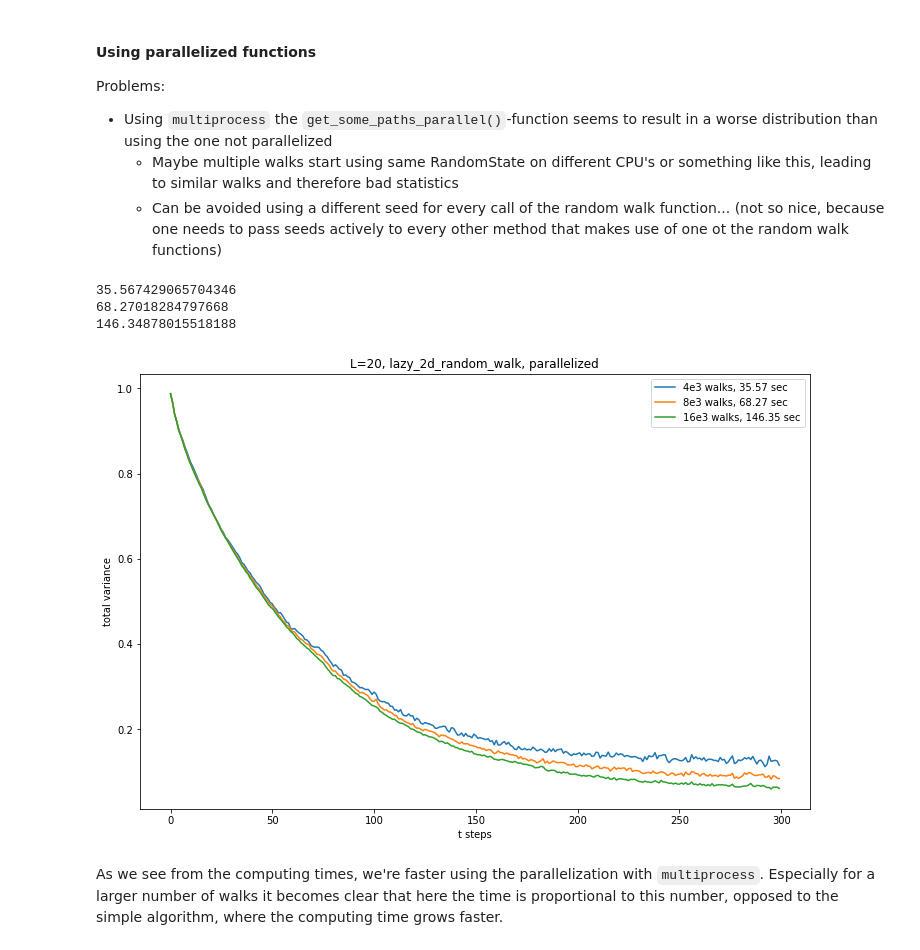
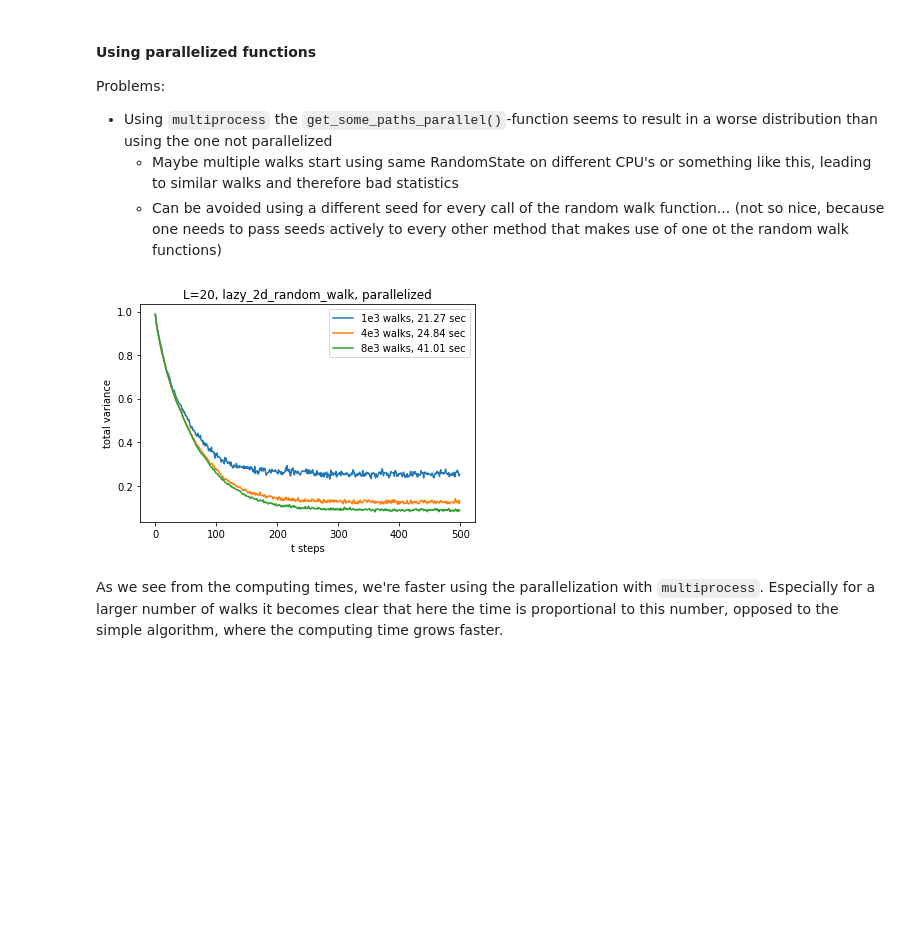
Before and after one commit to lucablessing/random-walks-on-small-world-networks, a Jupyter notebook: notebooks/random_walk_on_lattice.ipynb, the cells around one changed output. Saved outputs shown, nothing was run; the diff lists cells and outputs as text; code cells hidden in the pictures; blank space fills up the shorter version.

Commit message:
Optimize random walk and L1 norm fcts.

````diff
--- a/notebooks/random_walk_on_lattice.ipynb
+++ b/notebooks/random_walk_on_lattice.ipynb
@@ -412,3 +359,15 @@ plt.show()
+# %%
+# Plot
+fig1, ax1 = plt.subplots()
+for i, time_i, norm_vector in norm_vector_list:
+    ax1.plot(norm_vector, label="{}e3 walks, {:.2f} sec".format(i, time_i))
+
+ax1.set_title('L={}, lazy_2d_random_walk'.format(L))
+ax1.set_xlabel('t steps')
+ax1.set_ylabel('total variance')
+ax1.legend()
+#plt.ylim(-0.01,0.1)
+plt.show()
 # %% [markdown]
 #### Using parallelized functions
 
@@ -499,28 +441,29 @@ np.random.seed(42)
 # Make graph
 L = 20
 G = nx.grid_2d_graph(L, L, periodic=True)
-max_steps = int(1e3)
+max_steps = int(5e2)
 
-fig1, ax1 = plt.subplots(figsize=(12,8))
-for i in tqdm([4,8,16]):
+norm_vector_list_parallel = []
+for i in tqdm([1,4,8]):
     tic = time()
-    norm_vector = get_L1_norm_over_step_count_parallel(G, L, max_steps=max_steps, max_walks=int(i*1e3),
-                                                       use_random_starting_node=False,
-                                                       random_walk_function=lazy_2d_random_walk_parallel)
+    norm_vector = get_L1_norm_over_step_count_parallel(G, L, max_steps=max_steps, max_walks=int(i*1e3), use_random_starting_node=False, random_walk_function=lazy_2d_random_walk_parallel)
     toc = time()
-    print(toc-tic)
-    ax1.plot(norm_vector, label="{}e3 walks, {:.2f} sec".format(i, toc-tic))
 
-ax1.set_title('L={}, lazy_2d_random_walk, parallelized'.format(L))
-ax1.set_xlabel('t steps')
-ax1.set_ylabel('total variance')
-ax1.legend()
-plt.show()
+    time_i = toc-tic
+    norm_vector_list_parallel.append((i, time_i, norm_vector))
-# %% [output]
-35.567429065704346
-68.27018284797668
-146.34878015518188
-[figure, removed]
+# %%
+# Plot
+fig1, ax1 = plt.subplots()
+for i, time_i, norm_vector in norm_vector_list_parallel:
+    ax1.plot(norm_vector, label="{}e3 walks, {:.2f} sec".format(i, time_i))
+
+ax1.set_title('L={}, lazy_2d_random_walk, parallelized'.format(L))
+ax1.set_xlabel('t steps')
+ax1.set_ylabel('total variance')
+ax1.legend()
+plt.show()
+# %% [output]
+[figure, added]
 # %% [markdown]
 As we see from the computing times, we're faster using the parallelization with ```multiprocess```. Especially for a larger number of walks it becomes clear that here the time is proportional to this number, opposed to the simple algorithm, where the computing time grows faster.
 # %%
````
Also changed, not shown: parts of 9 cells of this notebook.
